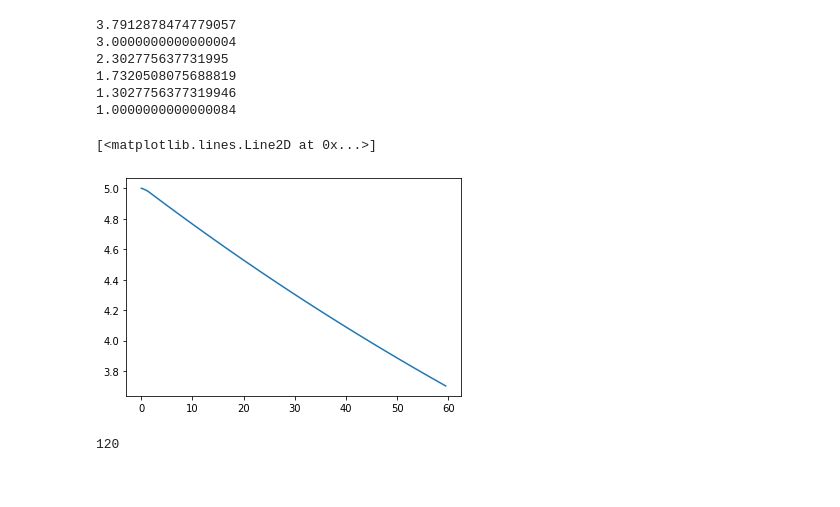
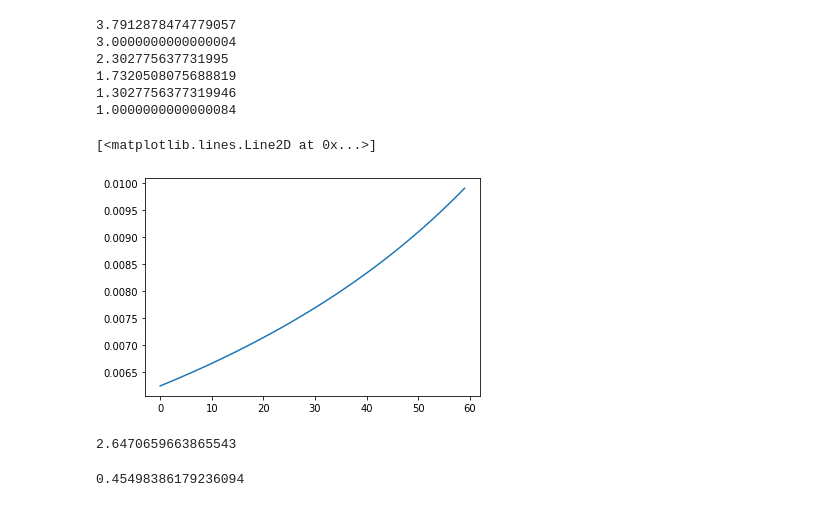
Before and after one commit to yyngfive/model-igem, a Jupyter notebook: MFC_model_2016.ipynb, the cells around one changed output. Cells and saved outputs as stored; diff of their text form; code cells hidden in the pictures.

```diff
--- a/MFC_model_2016.ipynb
+++ b/MFC_model_2016.ipynb
@@ -164,13 +203,20 @@ for alpha in range(-3,3):
 1.7320508075688819
 1.3027756377319946
 1.0000000000000084
-# %%
-np.arcsinh(i / (2 * i_0_ref * C_S[50]))
-plt.plot(t,C_Sb)
-# %% [output]
-[<matplotlib.lines.Line2D at 0x...>]
-[figure, removed]
-# %%
-np.shape(C_S)[0]
-# %% [output]
-120
+# %%
+plt.plot(t,np.arcsin(1/np.arange(160,100,-1)))
+# %% [output]
+[<matplotlib.lines.Line2D at 0x...>]
+[figure, added]
+# %%
+d_m = 4.5
+k_m = 1.7
+d_cell = 2.5e-2
+k_aq = 3500
+d_m / k_m + d_cell / k_aq
+# %% [output]
+2.6470659663865543
+# %%
+np.random.random()
+# %% [output]
+0.45498386179236094
```
Also changed, not shown: parts of 7 cells of this notebook, 2 other files.
